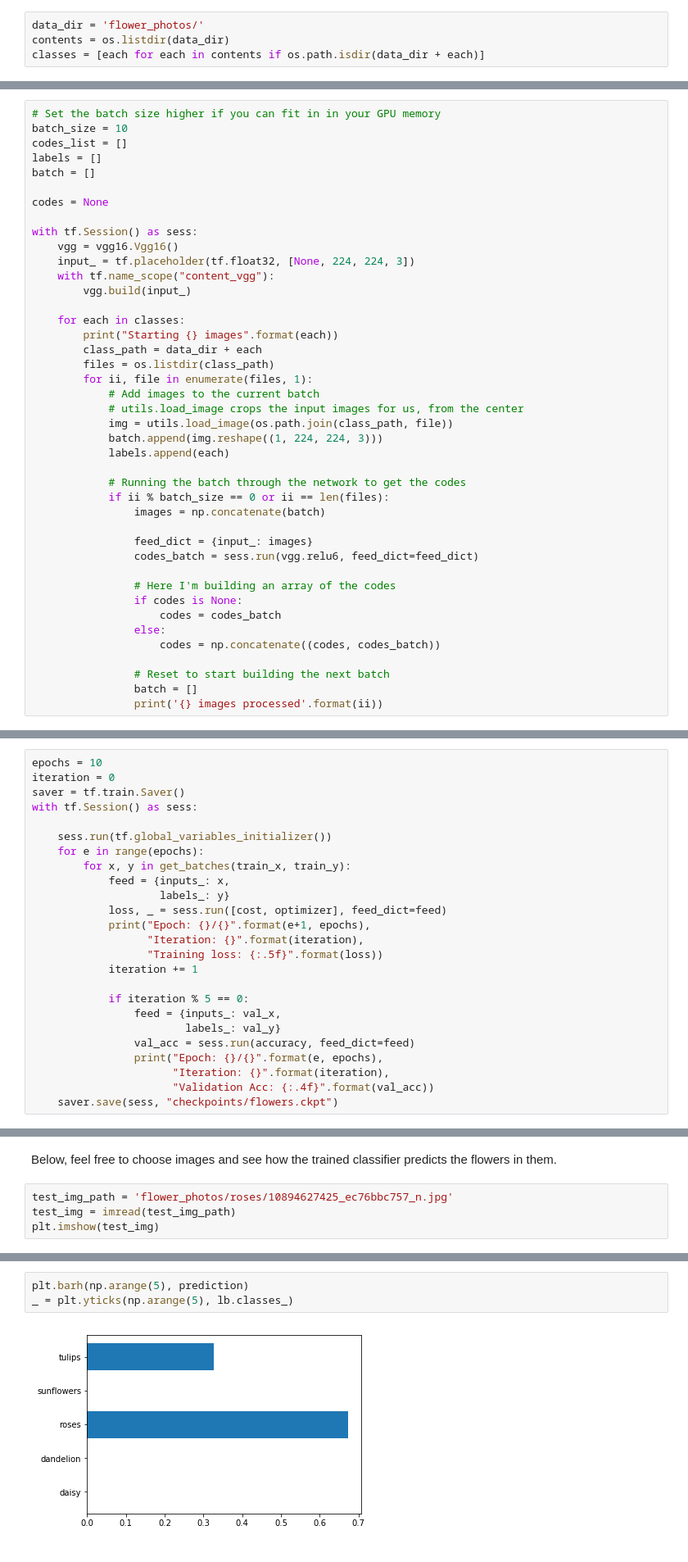
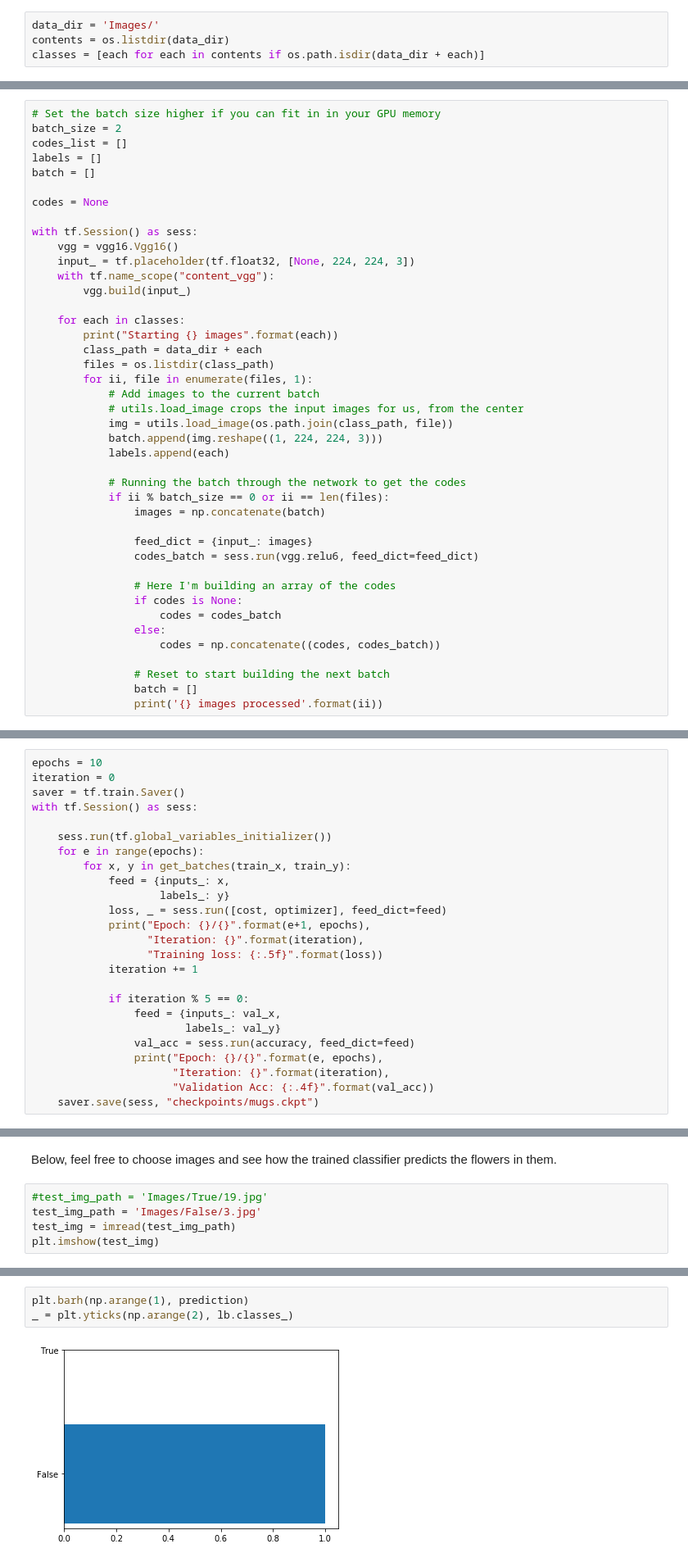
Before and after one commit to coffeenmusic/Mug_Handle_Classification, a Jupyter notebook: Network.ipynb, the cells around one changed output, grey strips where cells are left out. Shown: that part at 82% size. Drawn from its saved outputs; the diff is of its cells as text.

```diff
--- a/Network.ipynb
+++ b/Network.ipynb
@@ -130,14 +111,14 @@ import tensorflow as tf
 from tensorflow_vgg import vgg16
 from tensorflow_vgg import utils
 # %%
-data_dir = 'flower_photos/'
+data_dir = 'Images/'
 contents = os.listdir(data_dir)
 classes = [each for each in contents if os.path.isdir(data_dir + each)]
 # %% [markdown]
 Below I'm running images through the VGG network in batches.
 # %%
 # Set the batch size higher if you can fit in in your GPU memory
-batch_size = 10
+batch_size = 2
 codes_list = []
 labels = []
 batch = []
@@ -345,5 +318,5 @@ with tf.Session() as sess:
                 print("Epoch: {}/{}".format(e, epochs),
                       "Iteration: {}".format(iteration),
                       "Validation Acc: {:.4f}".format(val_acc))
-    saver.save(sess, "checkpoints/flowers.ckpt")
+    saver.save(sess, "checkpoints/mugs.ckpt")
 # %% [output]
@@ -387,7 +360,8 @@ from scipy.ndimage import imread
 # %% [markdown]
 Below, feel free to choose images and see how the trained classifier predicts the flowers in them.
 # %%
-test_img_path = 'flower_photos/roses/10894627425_ec76bbc757_n.jpg'
+#test_img_path = 'Images/True/19.jpg'
+test_img_path = 'Images/False/3.jpg'
 test_img = imread(test_img_path)
 plt.imshow(test_img)
 # %% [output]
@@ -428,5 +402,5 @@ plt.imshow(test_img)
 # %%
-plt.barh(np.arange(5), prediction)
-_ = plt.yticks(np.arange(5), lb.classes_)
+plt.barh(np.arange(1), prediction)
+_ = plt.yticks(np.arange(2), lb.classes_)
 # %% [output]
-[figure, old version]
+[figure, new version]
```
Also changed, not shown: parts of 14 cells of this notebook, 3 other files.
